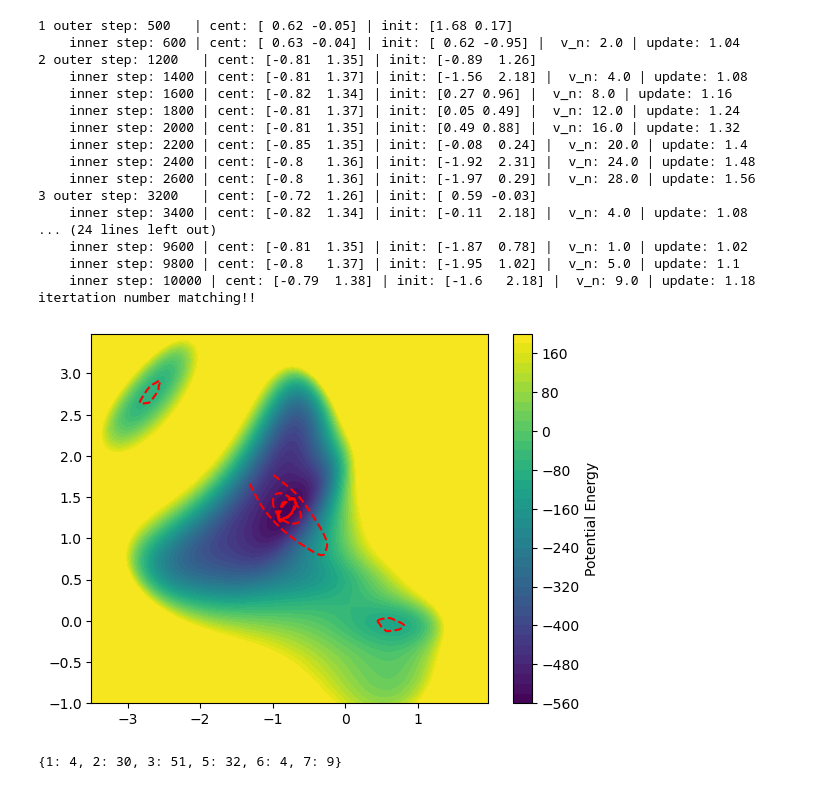
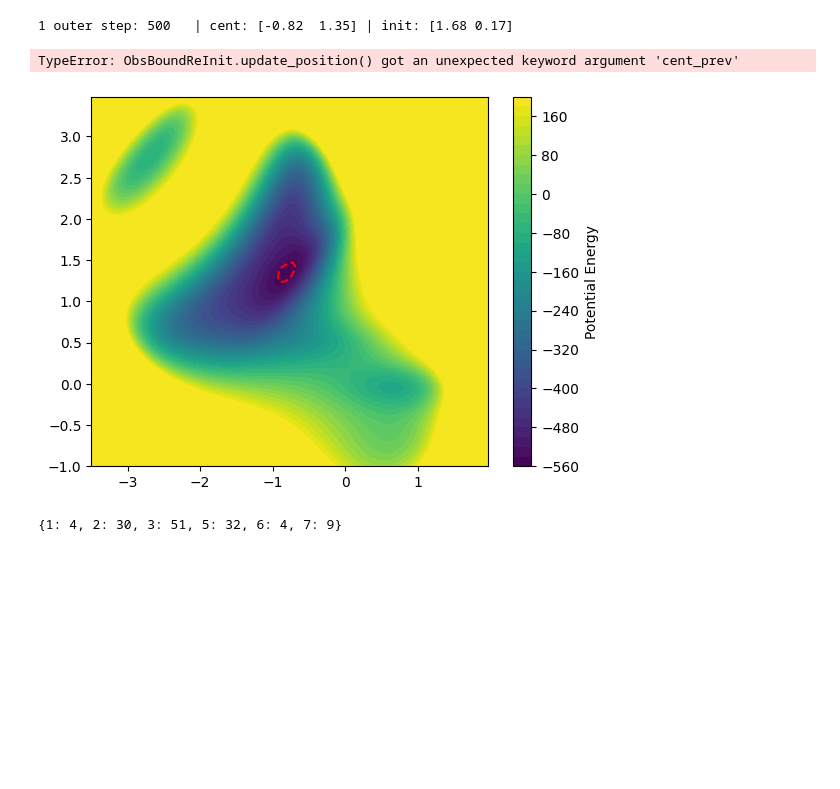
Before and after one commit to hoon-ock/landscape-search, a Jupyter notebook: toy_revisit.ipynb, the cells around one changed output. Saved outputs shown, nothing was run; the diff lists cells and outputs as text; code cells hidden in the pictures; blank space fills up the shorter version.

```diff
--- a/toy_revisit.ipynb
+++ b/toy_revisit.ipynb
@@ -122,9 +122,8 @@ while remain_step > 0:
         ## Update rate is amplified by the number of times the centroid is revisited
 
         density_grad = particle_inner.density_gradient(point=last, kde=kde_outer)
-        p_new, upd = particle_inner.update_position(path=boundary_path,
-                                                    grad=density_grad,
-                                                    cent_prev=cent)
+        p_new, upd = particle_inner.update_position(grad=density_grad,
+                                                    vn=v)
         E_new = pes.potential(*p_new)
         startingPositions = np.vstack((p_new, E_new)).T
 
@@ -151,51 +150,36 @@ while remain_step > 0:
         cent = particle_inner.cent
         last = particle_inner.last
         # cent = np.mean(traj[:,:2], axis=0)
         # last = traj[-1,:2].reshape(2,1)
 
         remain_step -= small_batch_size
         # print results
         if (remain_step%200 == 0): #or (boundary_path.contains_point(cent) == False):
             print(f'    inner step: {total_step-remain_step} | cent: {np.round(cent.flatten(),2)} | \
 init: {np.round(startingPositions[0][:2],2)} |  v_n: {v} | update: {np.round(upd,2)}')
 
         m+=1
         iteration_counter.update({n:m})
         if remain_step < 0:
             print('reached the max step')
             break
 
     # Reset v_n & init point
     ## init point as last traj from newly found cluster
     v=0
     p_new = last #cent #particle.update_position()
     E_new = pes.potential(*p_new)
     startingPositions = np.vstack((p_new, E_new)).T
     n+=1
 
 if np.sum(list(iteration_counter.values())) == len(update_rates):
     print('itertation number matching!!')
 else:
     print('iteration number NOT matching!!')
 # %% [output]
-1 outer step: 500   | cent: [ 0.62 -0.05] | init: [1.68 0.17]
-    inner step: 600 | cent: [ 0.63 -0.04] | init: [ 0.62 -0.95] |  v_n: 2.0 | update: 1.04
-2 outer step: 1200   | cent: [-0.81  1.35] | init: [-0.89  1.26]
-    inner step: 1400 | cent: [-0.81  1.37] | init: [-1.56  2.18] |  v_n: 4.0 | update: 1.08
-    inner step: 1600 | cent: [-0.82  1.34] | init: [0.27 0.96] |  v_n: 8.0 | update: 1.16
-    inner step: 1800 | cent: [-0.81  1.37] | init: [0.05 0.49] |  v_n: 12.0 | update: 1.24
-    inner step: 2000 | cent: [-0.81  1.35] | init: [0.49 0.88] |  v_n: 16.0 | update: 1.32
-    inner step: 2200 | cent: [-0.85  1.35] | init: [-0.08  0.24] |  v_n: 20.0 | update: 1.4
-    inner step: 2400 | cent: [-0.8   1.36] | init: [-1.92  2.31] |  v_n: 24.0 | update: 1.48
-    inner step: 2600 | cent: [-0.8   1.36] | init: [-1.97  0.29] |  v_n: 28.0 | update: 1.56
-3 outer step: 3200   | cent: [-0.72  1.26] | init: [ 0.59 -0.03]
-    inner step: 3400 | cent: [-0.82  1.34] | init: [-0.11  2.18] |  v_n: 4.0 | update: 1.08
-... (24 lines left out)
-    inner step: 9600 | cent: [-0.81  1.35] | init: [-1.87  0.78] |  v_n: 1.0 | update: 1.02
-    inner step: 9800 | cent: [-0.8   1.37] | init: [-1.95  1.02] |  v_n: 5.0 | update: 1.1
-    inner step: 10000 | cent: [-0.79  1.38] | init: [-1.6   2.18] |  v_n: 9.0 | update: 1.18
-itertation number matching!!
+1 outer step: 500   | cent: [-0.82  1.35] | init: [1.68 0.17]
+TypeError: ObsBoundReInit.update_position() got an unexpected keyword argument 'cent_prev'
-[figure, old version]
+[figure, new version]
 # %%
 iteration_counter
 # %% [output]
```
Also changed, not shown: 1 other file.
